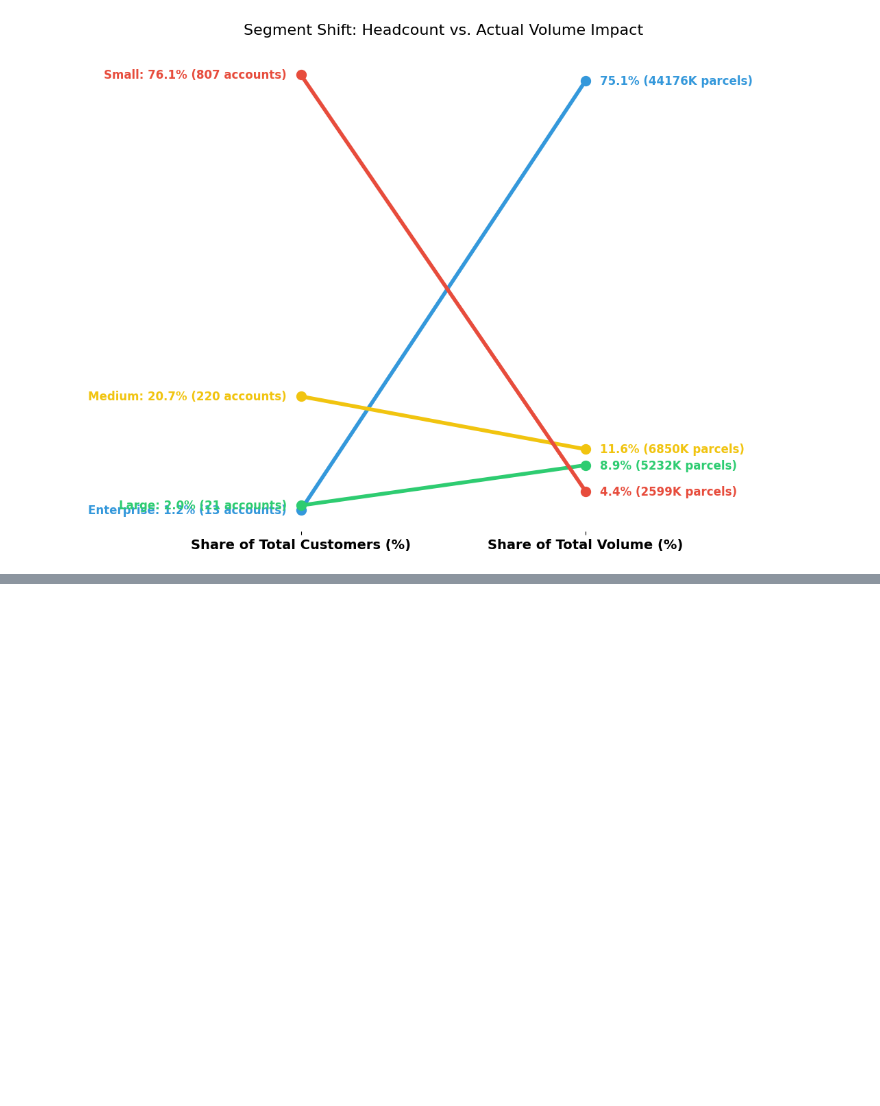
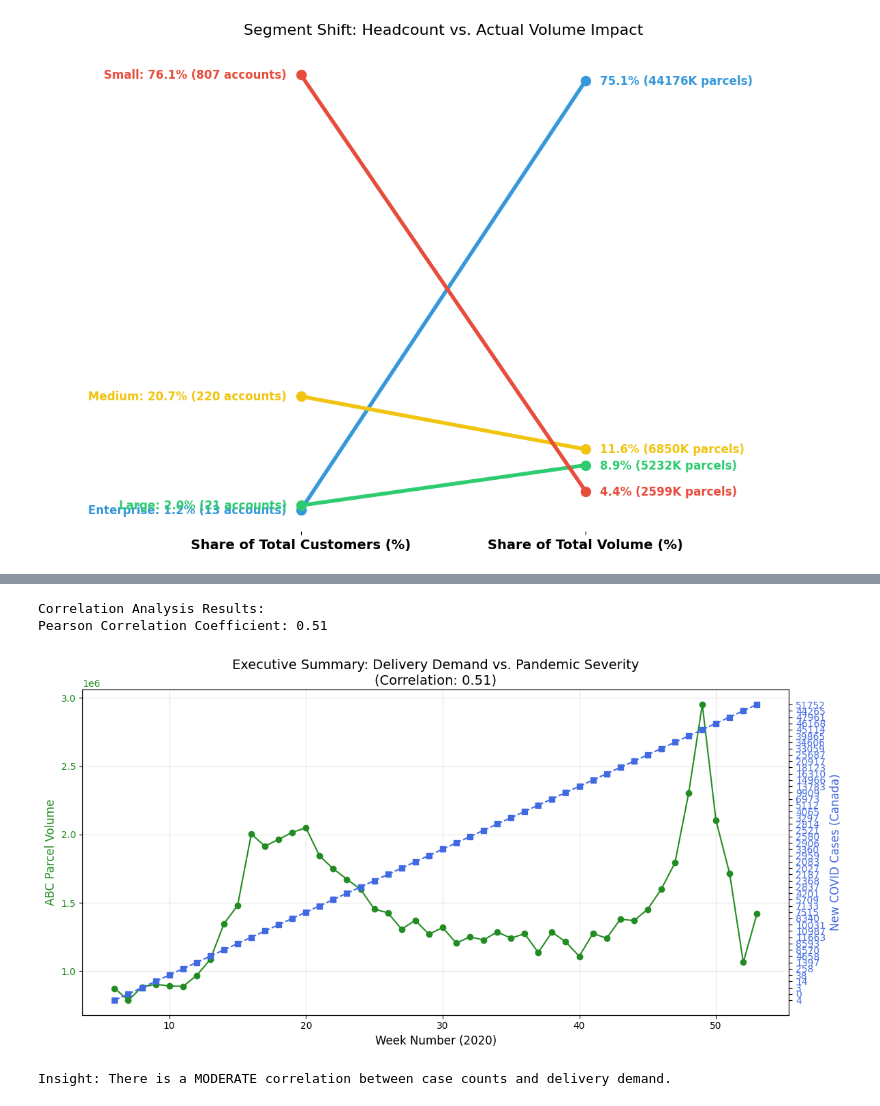
Before and after one commit to Ayman-Karovadiya-000590531/COMP-603-Final-Project, a Jupyter notebook: EXTRA_Analysis.ipynb, the cells around one changed output, grey strips where cells are left out. Drawn from its saved outputs; the diff is of its cells as text; code cells hidden in the pictures; blank space fills up the shorter version.

```diff
--- a/EXTRA_Analysis.ipynb
+++ b/EXTRA_Analysis.ipynb
@@ -629,0 +696,58 @@ plt.close()
+# %%
+covid_data_url = "https://health-infobase.canada.ca/src/data/covidLive/covid19-download.csv"
+external_df = pd.read_csv(covid_data_url)
+
+case_col = 'numtotal_last7'
+year_col_ext = 'reporting_year'
+week_col_ext = 'reporting_week'
+
+if case_col not in external_df.columns:
+    print(f"Error: Could not find {case_col}. Available: {external_df.columns.tolist()}")
+else:
+    external_2020 = external_df[
+        (external_df[year_col_ext] == 2020) &
+        (external_df['prname'] == 'Canada')
+    ].copy()
+
+    weekly_cases = external_2020.groupby(week_col_ext)[case_col].sum()
+
+    business_weekly = df[df[year_col] == 2020].groupby(week_col)[parcel_col].sum()
+
+    correlation_df = pd.DataFrame({
+        'Cases': weekly_cases,
+        'Volume': business_weekly
+    }).dropna()
+
+    corr_val = correlation_df['Cases'].corr(correlation_df['Volume'])
+    print(f"Correlation Analysis Results:")
+    print(f"Pearson Correlation Coefficient: {corr_val:.2f}")
+
+    fig, ax1 = plt.subplots(figsize=(12, 6))
+    ax2 = ax1.twinx()
+
+
+    ax1.plot(correlation_df.index, correlation_df['Volume'], color='forestgreen', marker='o', label='Parcel Volume')
+    ax1.set_xlabel('Week Number (2020)', fontsize=12)
+    ax1.set_ylabel('ABC Parcel Volume', color='forestgreen', fontsize=12)
+    ax1.tick_params(axis='y', labelcolor='forestgreen')
+    ax1.grid(True, alpha=0.3)
+
+    ax2.plot(correlation_df.index, correlation_df['Cases'], color='royalblue', linestyle='--', marker='s', label='Weekly COVID Cases')
+    ax2.set_ylabel('New COVID Cases (Canada)', color='royalblue', fontsize=12)
+    ax2.tick_params(axis='y', labelcolor='royalblue')
+
+    plt.title(f'Executive Summary: Delivery Demand vs. Pandemic Severity\n(Correlation: {corr_val:.2f})', fontsize=14)
+    fig.tight_layout()
+    plt.show()
+
+    if corr_val > 0.7:
+        print("\nInsight: There is a STRONG positive correlation. As COVID cases increased, parcel volume rose significantly.")
+    elif corr_val > 0.4:
+        print("\nInsight: There is a MODERATE correlation between case counts and delivery demand.")
+    else:
+        print("\nInsight: There is a WEAK correlation, suggesting other factors (like the shift to e-commerce) were more influential than case counts alone.")
+# %% [output]
+Correlation Analysis Results:
+Pearson Correlation Coefficient: 0.51
+[figure, added]
+Insight: There is a MODERATE correlation between case counts and delivery demand.
```
Also changed, not shown: parts of 7 cells of this notebook.
